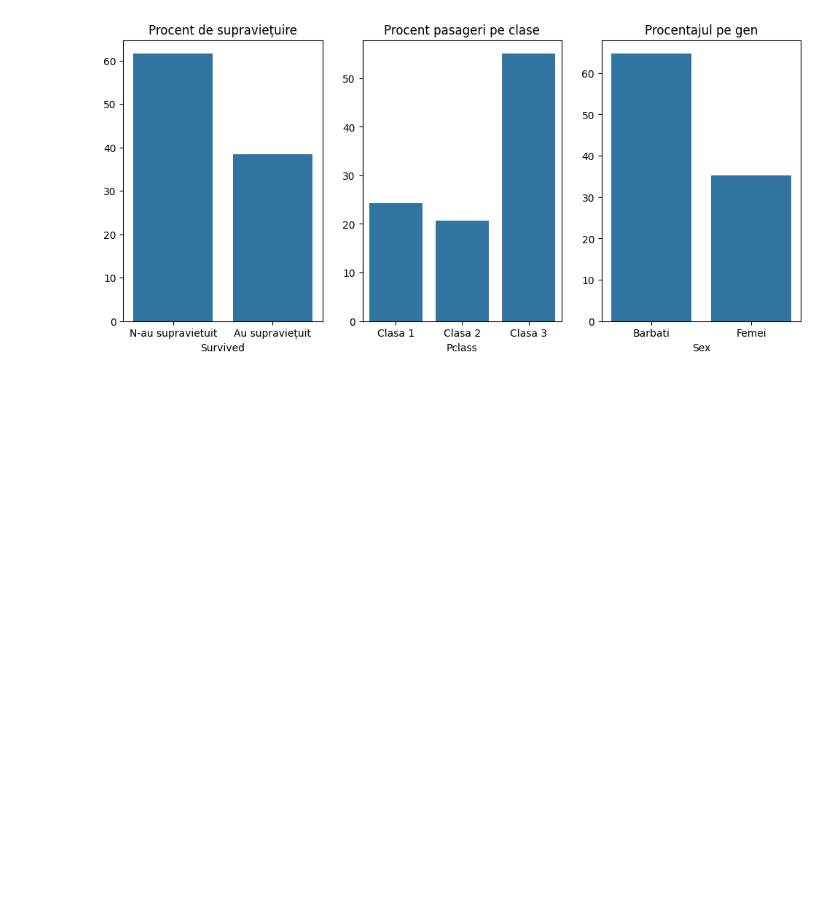
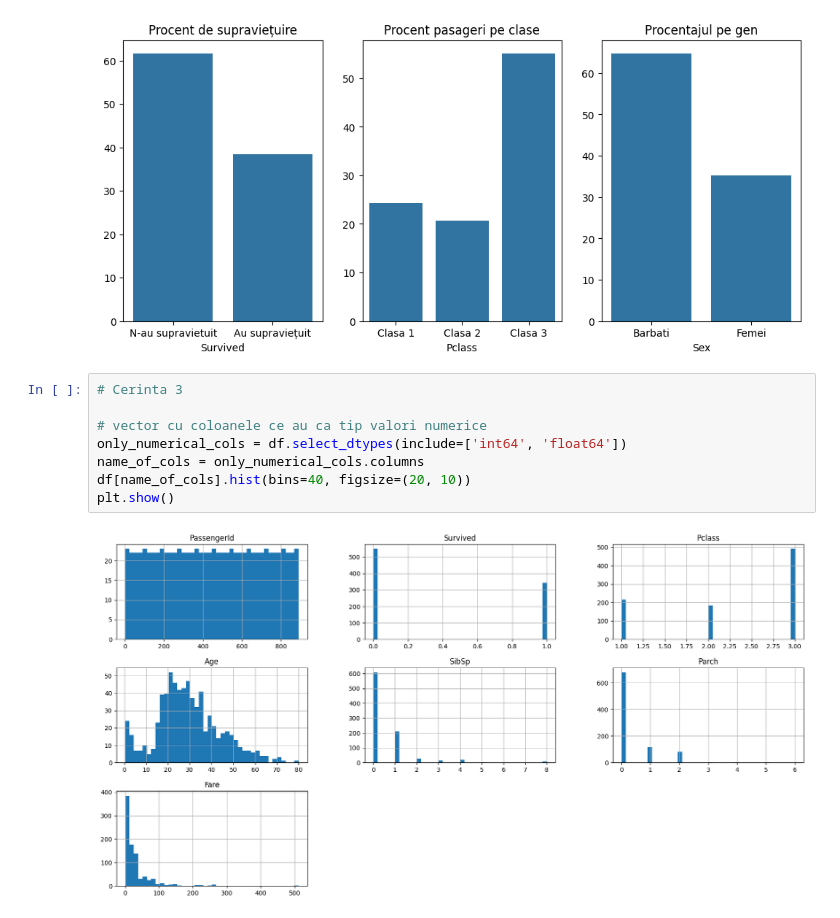
Before and after one commit to Catalin951/PCLP3_project_jupyter-notebook, a Jupyter notebook: bin/Untitled.ipynb, the cells around one changed output. Drawn from its saved outputs; the diff is of its cells as text; blank space fills up the shorter version.

```diff
--- a/bin/Untitled.ipynb
+++ b/bin/Untitled.ipynb
@@ -72,3 +72,13 @@ sb.barplot(x=gender_rate.index, y=gender_rate.values, ax=subplots[2])
 plt.show()
 # %% [output]
 [figure]
+# %%
+# Cerinta 3
+
+# vector cu coloanele ce au ca tip valori numerice
+only_numerical_cols = df.select_dtypes(include=['int64', 'float64'])
+name_of_cols = only_numerical_cols.columns
+df[name_of_cols].hist(bins=40, figsize=(20, 10))
+plt.show()
+# %% [output]
+[figure, added]
```
Also changed, not shown: parts of 1 cell of this notebook.
